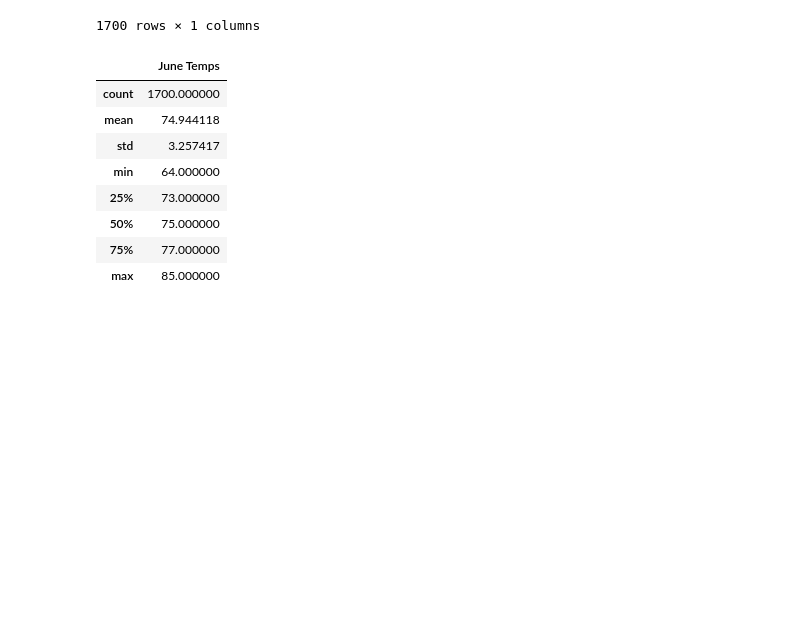
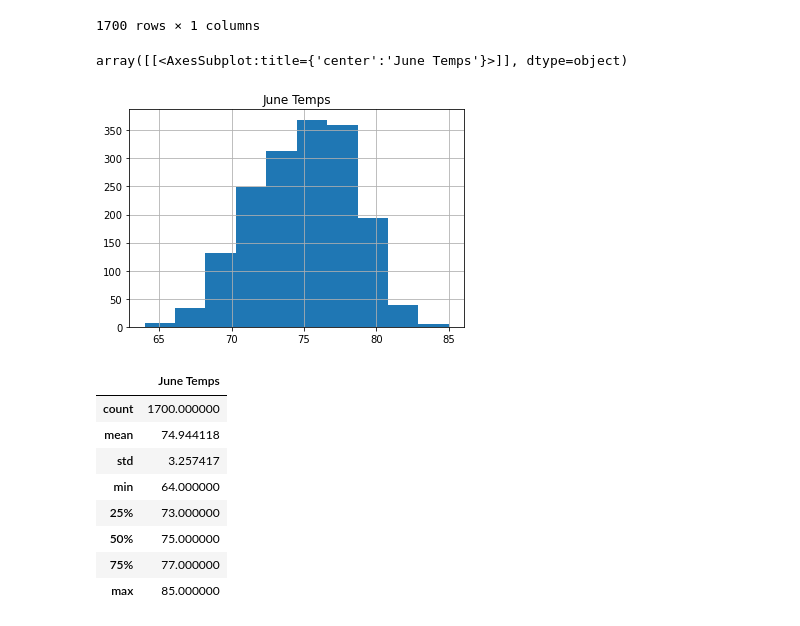
Before and after one commit to ianhernandezz/Surfs_Up, a Jupyter notebook: SurfsUp_Challenge.ipynb, the cells around one changed output. Cells and saved outputs as stored; diff of their text form; code cells hidden in the pictures; blank space fills up the shorter version.

```diff
--- a/SurfsUp_Challenge.ipynb
+++ b/SurfsUp_Challenge.ipynb
@@ -80,6 +80,12 @@ temps_june_df
 | 1698 | 76.0 |
 | 1699 | 75.0 |
 1700 rows × 1 columns
+# %%
+# Visualize
+temps_june_df.hist()
+# %% [output]
+array([[<AxesSubplot:title={'center':'June Temps'}>]], dtype=object)
+[figure, added]
 # %%
 # 5. Calculate and print out the summary statistics for the June temperature DataFrame.
 temps_june_stats = temps_june_df.describe()
```
